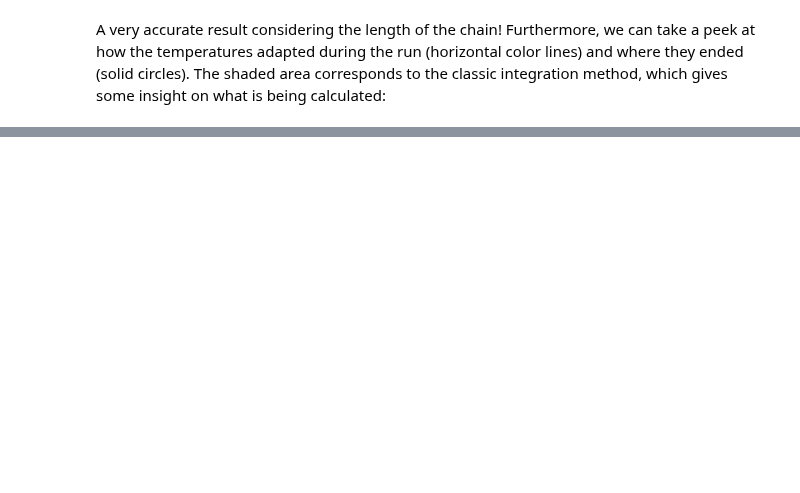
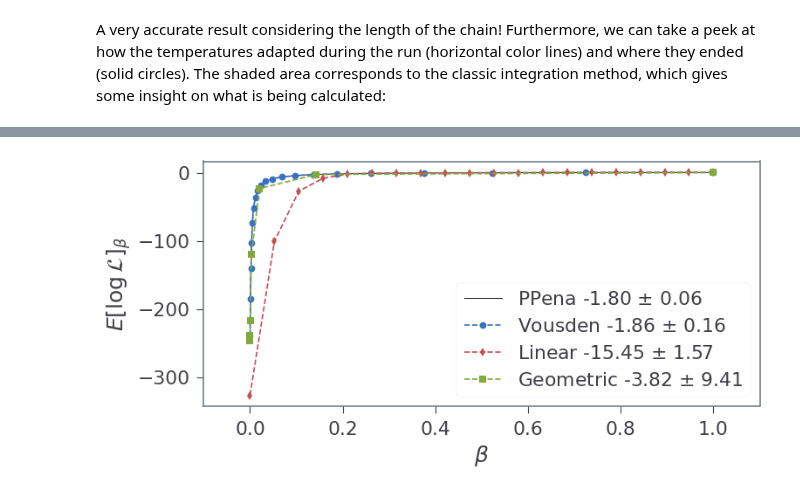
Before and after one commit to ReddTea/reddemcee, a Jupyter notebook: docs/tutorials_ntbks/evidence.ipynb, the cells around one changed output, grey strips where cells are left out. Drawn from its saved outputs; the diff is of its cells as text; code cells hidden in the pictures; blank space fills up the shorter version.

```diff
--- a/docs/tutorials_ntbks/evidence.ipynb
+++ b/docs/tutorials_ntbks/evidence.ipynb
@@ -164,0 +169,15 @@ plot_betas_evidence(sampler, setup, Z=sampler.thermodynamic_integration(discard=
+# %%
+# linear
+sampler_l = reddemcee.PTSampler(nwalkers, ndim_, loglike, logprior,
+                              ntemps=ntemps,
+                              adaptative=False,
+                              betas=np.linspace(1, 0, ntemps))
+
+samples_l = sampler_l.run_mcmc(p0, nsweeps, nsteps, progress=True)
+# %%
+# geom
+sampler_g = reddemcee.PTSampler(nwalkers, ndim_, loglike, logprior,
+                              ntemps=ntemps,
+                              adaptative=False)
+
+samples_g = sampler_g.run_mcmc(p0, nsweeps, nsteps, progress=True)
@@ -164,0 +186,49 @@ plot_betas_evidence(sampler, setup, Z=sampler.thermodynamic_integration(discard=
+# %%
+discard0 = 6200
+# vousden = 'classic'
+logls = np.mean(sampler.get_logls(flat=True, discard=discard0), axis=1)
+Zc, Zcerr = sampler.thermodynamic_integration_classic(discard=discard0)
+betas_v = sampler.betas
+logls_v = logls
+
+# ppena = ''
+Z, Zerr, Zerr_d, Zerr_s = sampler.thermodynamic_integration(discard=discard0)
+
+if True:
+    x = sampler.betas[::-1]
+    y = logls[::-1]
+    num_grid = sampler.z_num_grid
+    num_simulations = sampler.z_num_simulations
+    xnew = np.linspace(min(x), max(x), num_grid)
+    pchip = PchipInterpolator(x, y)
+    ynew = pchip(xnew)
+
+# linear
+Zl, Zlerr = sampler_l.thermodynamic_integration_classic(discard=discard0)
+betas_l = sampler_l.betas
+logls_l = np.mean(sampler_l.get_logls(flat=True, discard=discard0), axis=1)
+# geom
+Zg, Zgerr = sampler_g.thermodynamic_integration_classic(discard=discard0)
+betas_g = sampler_g.betas
+logls_g = np.mean(sampler_g.get_logls(flat=True, discard=discard0), axis=1)
+
+
+# plots
+if True:
+    fig, ax = pl.subplots(figsize=(8, 4))
+    ax.plot(xnew, ynew, 'k-', label=rf'PPena {Z:.2f} $\pm$ {Zerr:.2f}', lw=0.75, alpha=1)
+    ax.plot(betas_v, logls_v, 'bo--', label=rf'Vousden {Zc:.2f} $\pm$ {Zcerr:.2f}')
+    ax.plot(betas_l, logls_l, 'rd--', label=rf'Linear {Zl:.2f} $\pm$ {Zlerr:.2f}')
+    ax.plot(betas_g, logls_g, 'gs--', label=rf'Geometric {Zg:.2f} $\pm$ {Zgerr:.2f}')
+
+if True:
+    pl.legend(loc=4)
+    ax.set_xlabel(r'$\beta$')
+    ax.set_ylabel(r'$E[\log \mathcal{L}]_\beta$')
+
+    ax.set_xlim([-0.1, 1.1])
+    pl.tight_layout()
+
+pl.savefig('evidence.png')
+# %% [output]
+[figure, added]
```
Also changed, not shown: parts of 11 cells of this notebook, 16 other files.
